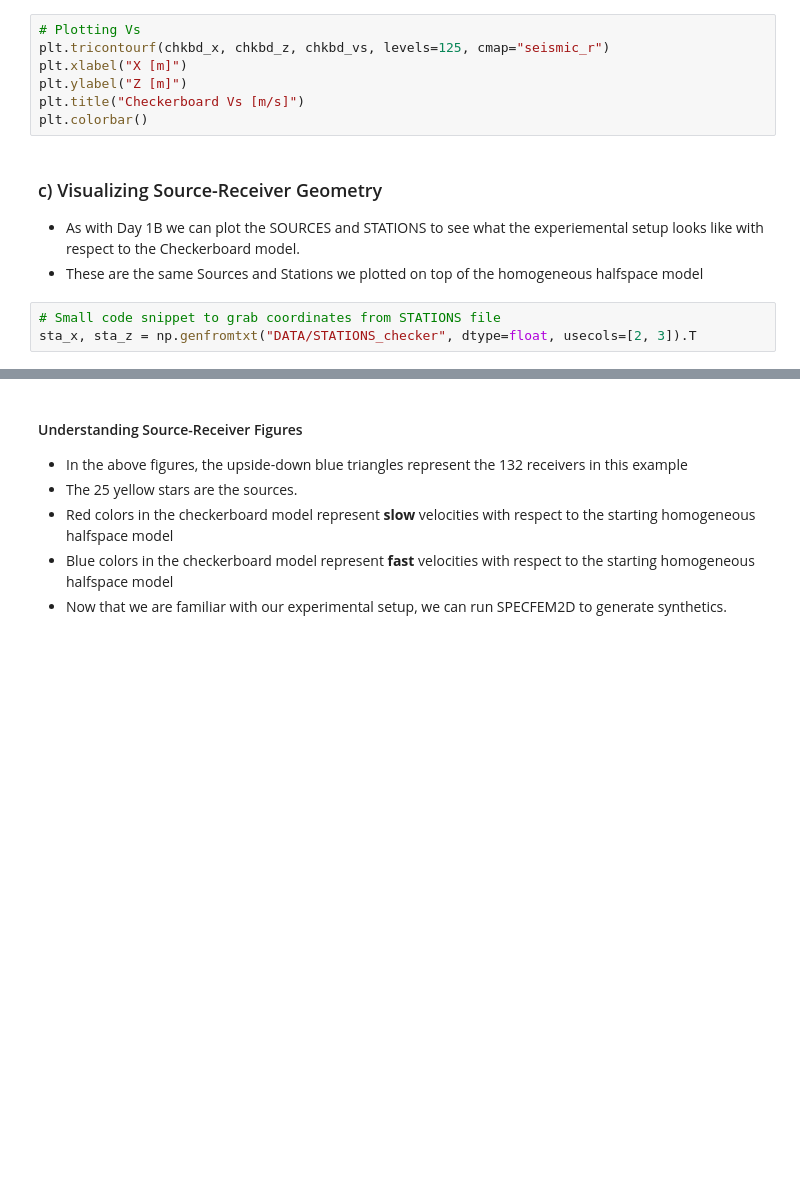
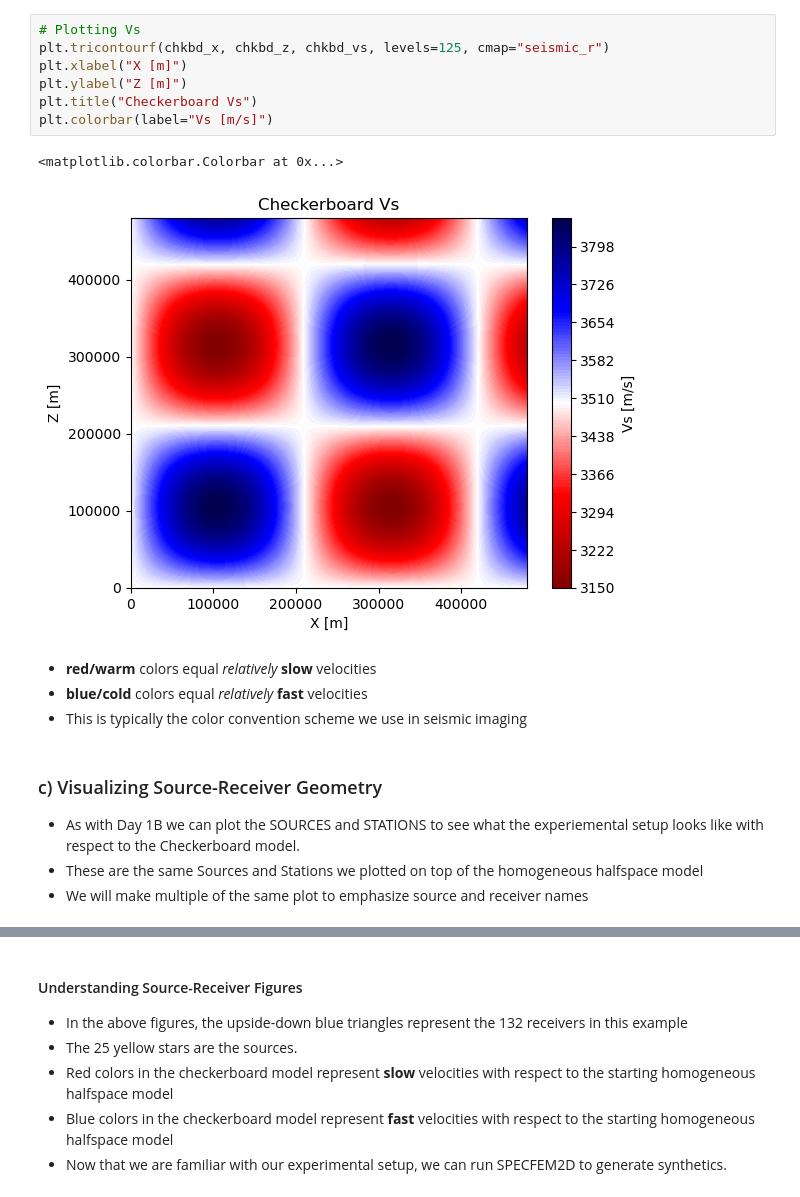
Before and after one commit to adjtomo/adjdocs, a Jupyter notebook: workshops/2022-10-05_specfem_users/day_2a_kernels.ipynb, the cells around one changed output, grey strips where cells are left out. Drawn from its saved outputs; the diff is of its cells as text; blank space fills up the shorter version.

```diff
--- a/workshops/2022-10-05_specfem_users/day_2a_kernels.ipynb
+++ b/workshops/2022-10-05_specfem_users/day_2a_kernels.ipynb
@@ -133,16 +144,21 @@ plt.colorbar()
 # %%
 # Plotting Vs
 plt.tricontourf(chkbd_x, chkbd_z, chkbd_vs, levels=125, cmap="seismic_r")
 plt.xlabel("X [m]")
 plt.ylabel("Z [m]")
-plt.title("Checkerboard Vs [m/s]")
-plt.colorbar()
+plt.title("Checkerboard Vs")
+plt.colorbar(label="Vs [m/s]")
+# %% [output]
+<matplotlib.colorbar.Colorbar at 0x...>
+[figure, added]
+# %% [markdown]
+- **red/warm** colors equal *relatively* **slow** velocities
+- **blue/cold** colors equal *relatively* **fast** velocities
+- This is typically the color convention scheme we use in seismic imaging
 # %% [markdown]
 ### c) Visualizing Source-Receiver Geometry
 
 - As with Day 1B we can plot the SOURCES and STATIONS to see what the experiemental setup looks like with respect to the Checkerboard model.
 - These are the same Sources and Stations we plotted on top of the homogeneous halfspace model
+- We will make multiple of the same plot to emphasize source and receiver names
-# %%
-# Small code snippet to grab coordinates from STATIONS file
-sta_x, sta_z = np.genfromtxt("DATA/STATIONS_checker", dtype=float, usecols=[2, 3]).T
 # %%
```
Also changed, not shown: parts of 18 cells of this notebook, 1 other file.
